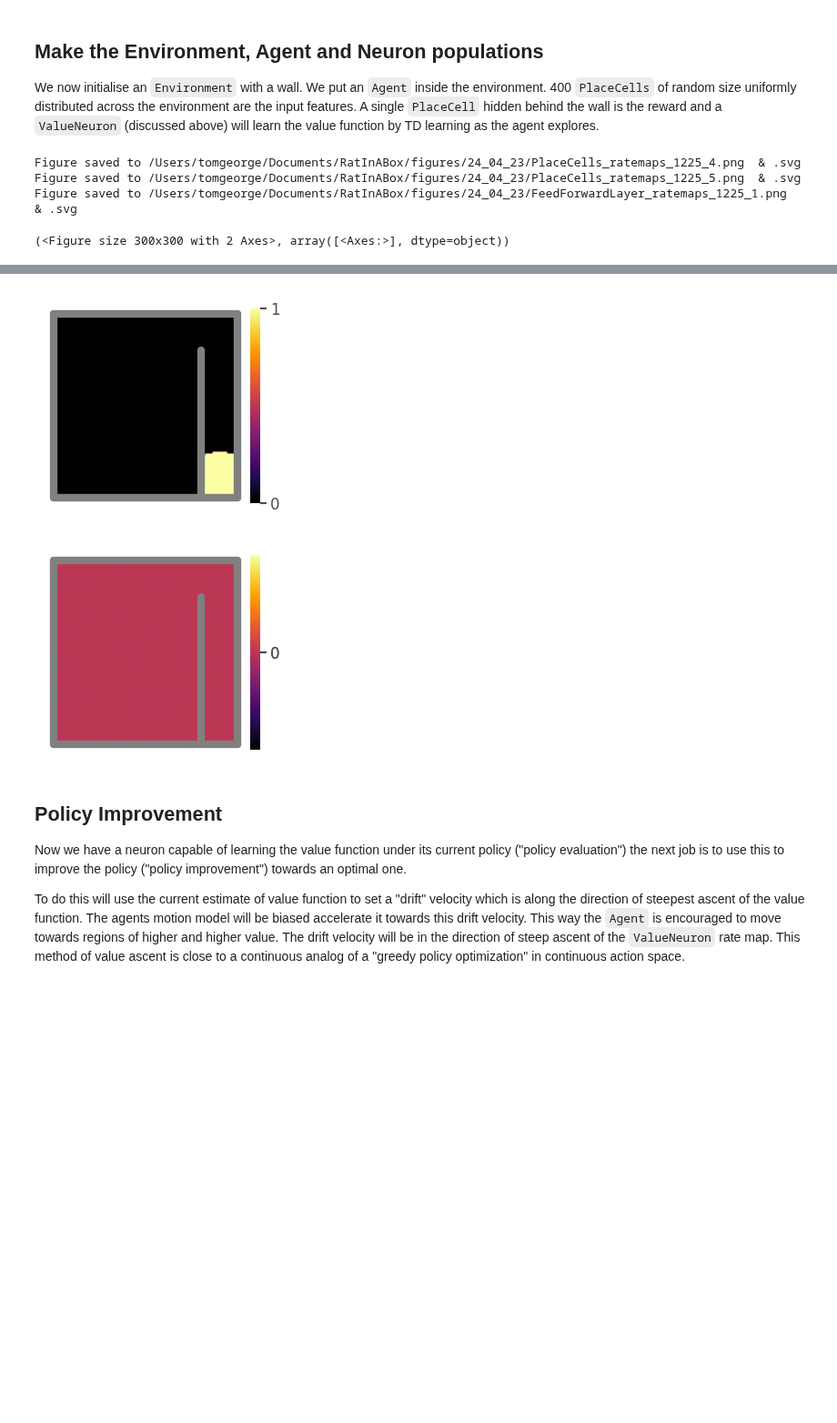
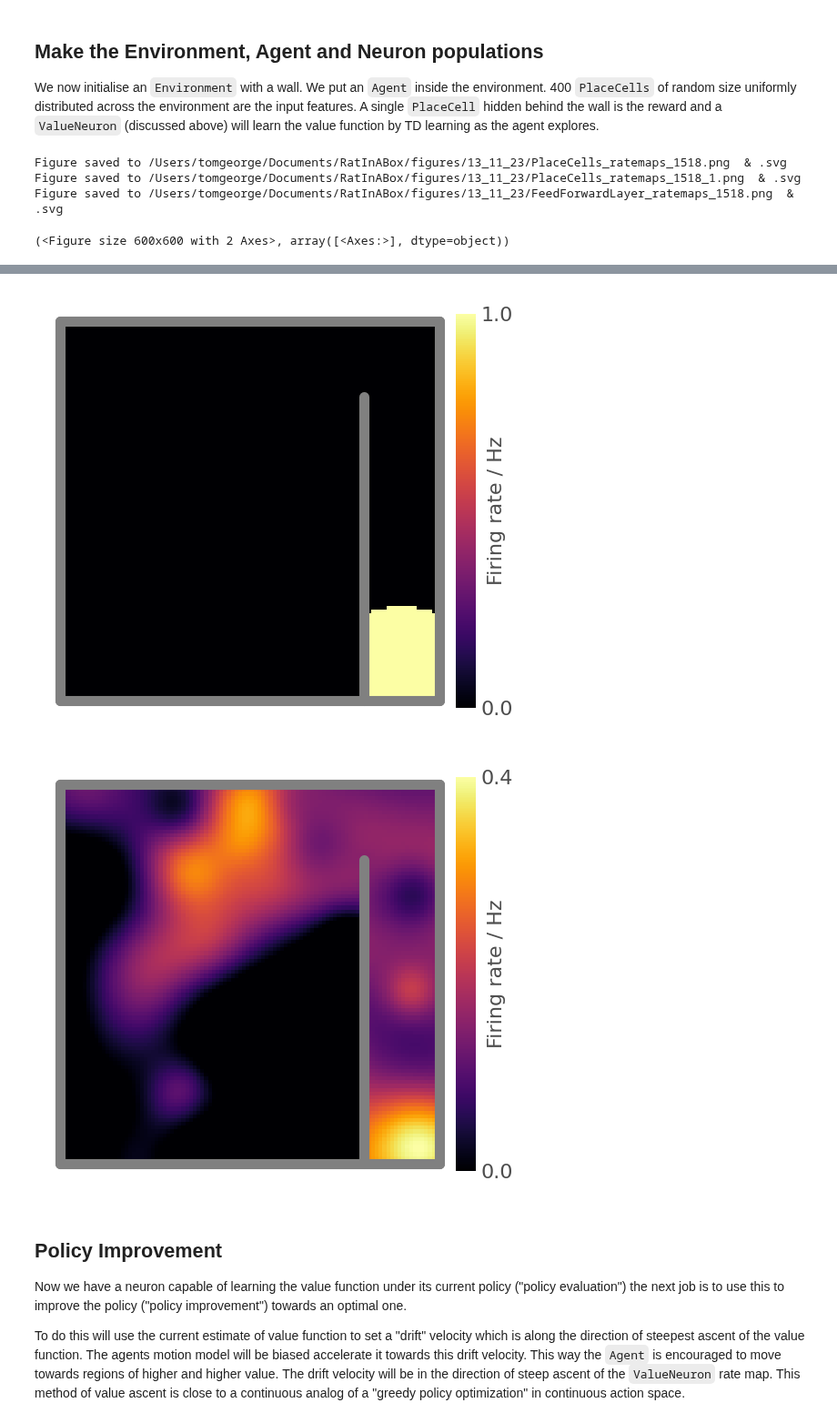
Before and after one commit to RatInABox-Lab/RatInABox, a Jupyter notebook: demos/reinforcement_learning_example.ipynb, the cells around one changed output, grey strips where cells are left out. Shown at 91% size. Cells and saved outputs as stored; diff of their text form; code cells hidden in the pictures; blank space fills up the shorter version.

```diff
--- a/demos/reinforcement_learning_example.ipynb
+++ b/demos/reinforcement_learning_example.ipynb
@@ -100,8 +103,8 @@ Ag.episode_data = {
 Ag.exploit_explore_ratio = 0.3  # exploit/explore parameter we will use later
 
 
-#Input features (400 place cells of random widths)
-n_pc = 400
+#Input features (200 place cells of random widths)
+n_pc = 200
 Inputs = PlaceCells(
     Ag,
     params={
@@ -143,17 +146,17 @@ Reward.plot_rate_map(chosen_neurons="1")
 # • a non-linear activation function (relu)
 ValNeur = ValueNeuron(
     Ag, params={
-                # "input_layers": [Inputs],
+                "input_layers": [Inputs],
                 "tau": 10,
                 "eta":0.001,
                 "L2": 0.1,  # L2 regularisation
-                "activation_params": {"activation": "linear"}, #can try with relu, tanh, softmax etc. see ratinabox/utils.py: activate() for list
+                "activation_function": {"activation": "relu"}, #can try with relu, tanh, softmax etc. see ratinabox/utils.py: activate() for list
                 "color": "C2"}
 )
 ValNeur.max_value = np.max(ValNeur.get_state(evaluate_at='all')) #to be periodically updated, a scale for how "big" the vf is so we know where the threshold
 ValNeur.plot_rate_map(chosen_neurons="1")
 # %% [output]
-Figure saved to /Users/tomgeorge/Documents/RatInABox/figures/24_04_23/PlaceCells_ratemaps_1225_4.png  & .svg
-Figure saved to /Users/tomgeorge/Documents/RatInABox/figures/24_04_23/PlaceCells_ratemaps_1225_5.png  & .svg
-Figure saved to /Users/tomgeorge/Documents/RatInABox/figures/24_04_23/FeedForwardLayer_ratemaps_1225_1.png  & .svg
+Figure saved to /Users/tomgeorge/Documents/RatInABox/figures/13_11_23/PlaceCells_ratemaps_1518.png  & .svg
+Figure saved to /Users/tomgeorge/Documents/RatInABox/figures/13_11_23/PlaceCells_ratemaps_1518_1.png  & .svg
+Figure saved to /Users/tomgeorge/Documents/RatInABox/figures/13_11_23/FeedForwardLayer_ratemaps_1518.png  & .svg
-(<Figure size 300x300 with 2 Axes>, array([<Axes:>], dtype=object))
+(<Figure size 600x600 with 2 Axes>, array([<Axes:>], dtype=object))
@@ -161,5 +164,5 @@ Figure saved to /Users/tomgeorge/Documents/RatInABox/figures/24_04_23/FeedForwar
-[figure, old version]
+[figure, new version]
-[figure, old version]
+[figure, new version]
 # %% [markdown]
 ## Policy Improvement
 Now we have a neuron capable of learning the value function under its current policy ("policy evaluation") the next job is to use this to improve the policy ("policy improvement") towards an optimal one.
```
Also changed, not shown: parts of 7 cells of this notebook.
